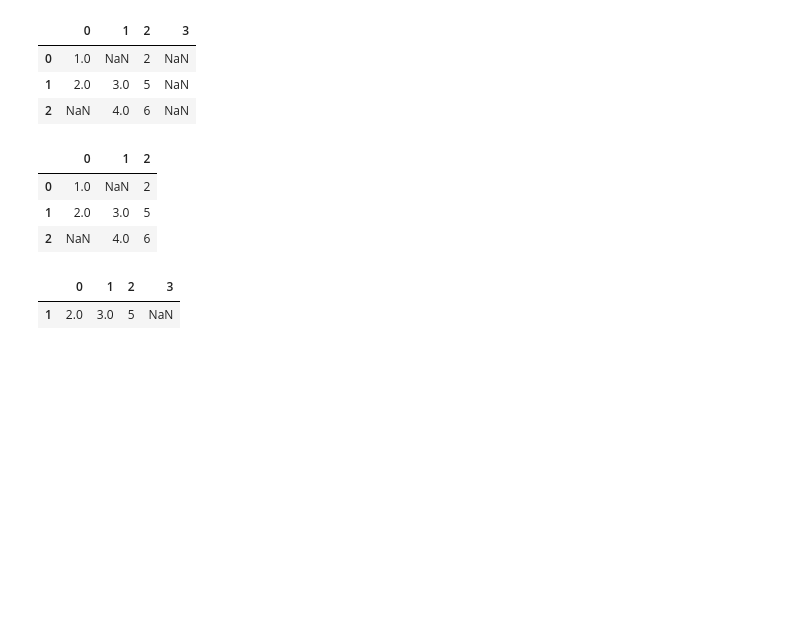
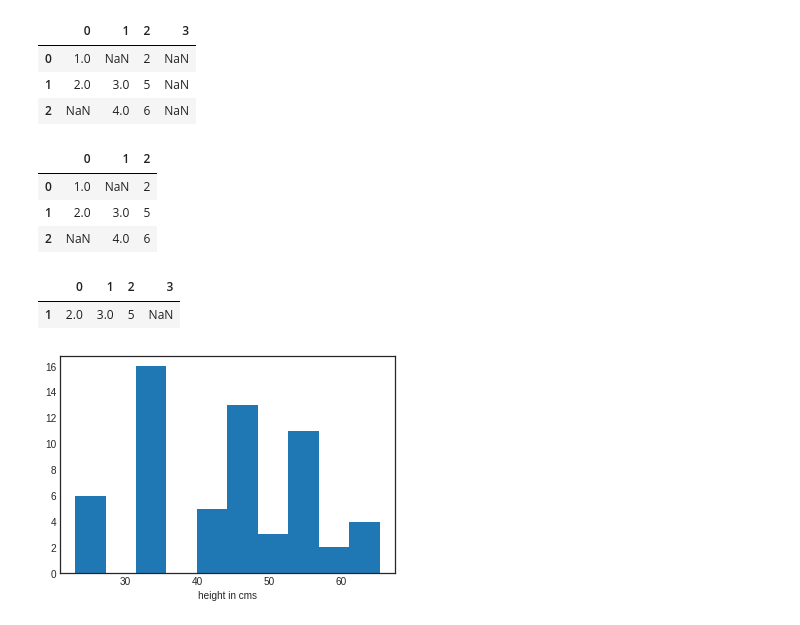
Before and after one commit to chaithrashagu/Internship, a Jupyter notebook: pandas.ipynb, the cells around one changed output. Drawn from its saved outputs; the diff is of its cells as text; code cells hidden in the pictures; blank space fills up the shorter version.

```diff
--- a/pandas.ipynb
+++ b/pandas.ipynb
@@ -741,3 +741,16 @@ df.dropna(axis='rows', thresh=3)
 # %% [output]
 |  | 0 | 1 | 2 | 3 |
 | 1 | 2.0 | 3.0 | 5 | NaN |
+# %%
+import pandas as pd
+pop= pd.read_csv('student.csv')
+%matplotlib inline
+import numpy as np
+import matplotlib.pyplot as plt
+plt.style.use('seaborn-white')
+plt.xlabel('height in cms')
+#y=pop['Height']
+#x=len(pop['StudentName'])
+plt.hist(pop['Height']);
+# %% [output]
+[figure, added]
```
Also changed, not shown: parts of 44 cells of this notebook.
